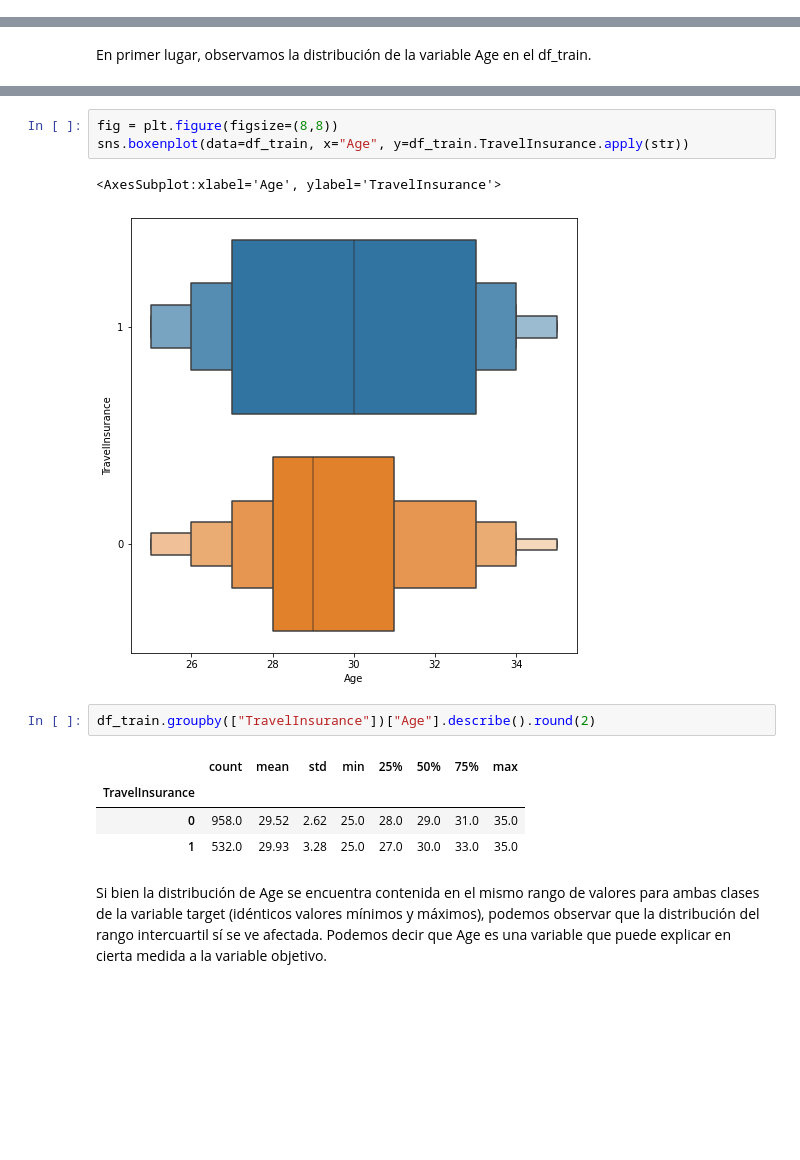
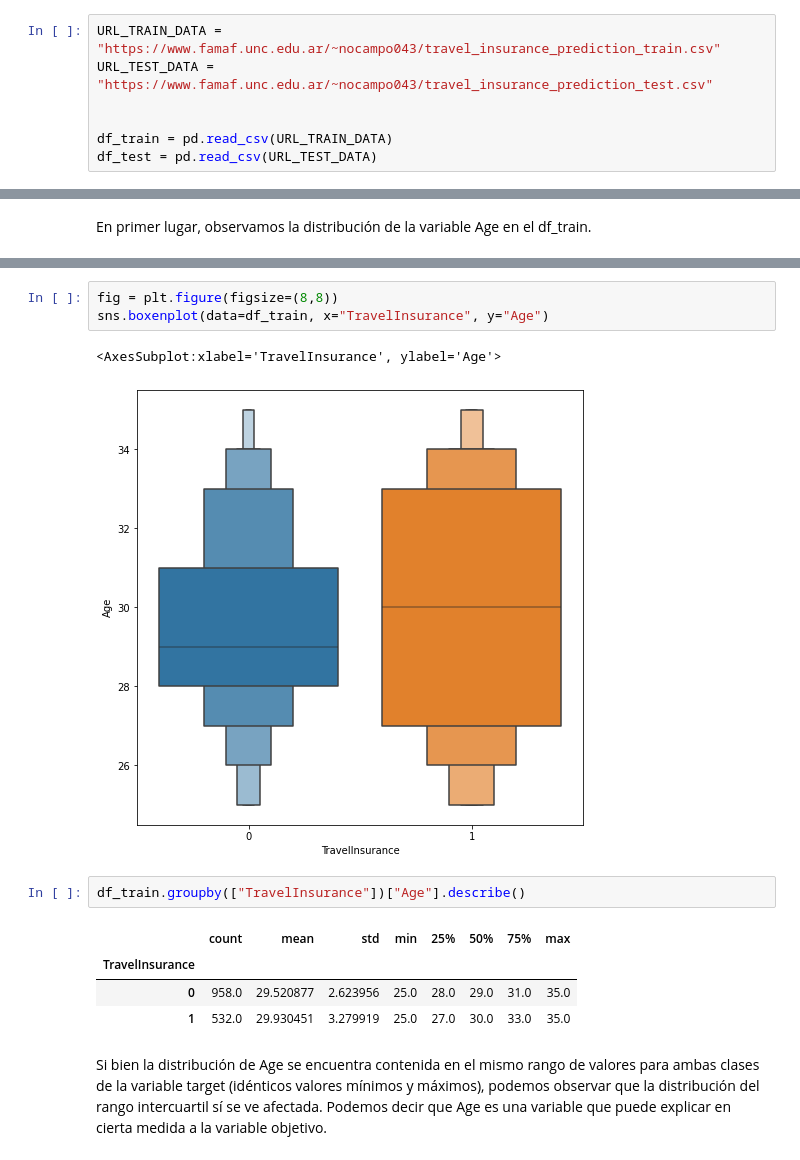
Before and after one commit to PamelaPairo/aprendizaje_supervisado, a Jupyter notebook: TP Aprendizaje Supervisado.ipynb, the cells around one changed output, grey strips where cells are left out. Drawn from its saved outputs; the diff is of its cells as text; blank space fills up the shorter version.

```diff
--- a/TP Aprendizaje Supervisado.ipynb
+++ b/TP Aprendizaje Supervisado.ipynb
@@ -23,3 +19,10 @@ df_submission = pd.read_csv("C:/Users/anto_/OneDrive/Escritorio/Diplomatura en C
+# %%
+URL_TRAIN_DATA = "https://www.famaf.unc.edu.ar/~nocampo043/travel_insurance_prediction_train.csv"
+URL_TEST_DATA = "https://www.famaf.unc.edu.ar/~nocampo043/travel_insurance_prediction_test.csv"
+
+
+df_train = pd.read_csv(URL_TRAIN_DATA)
+df_test = pd.read_csv(URL_TEST_DATA)
 # %%
 df_train.info()
 # %% [output]
@@ -153,17 +156,17 @@ sns.boxenplot(df_train.Age)
 [figure]
 # %%
 fig = plt.figure(figsize=(8,8))
-sns.boxenplot(data=df_train, x="Age", y=df_train.TravelInsurance.apply(str))
+sns.boxenplot(data=df_train, x="TravelInsurance", y="Age")
 # %% [output]
-<AxesSubplot:xlabel='Age', ylabel='TravelInsurance'>
+<AxesSubplot:xlabel='TravelInsurance', ylabel='Age'>
-[figure, old version]
+[figure, new version]
 # %%
-df_train.groupby(["TravelInsurance"])["Age"].describe().round(2)
+df_train.groupby(["TravelInsurance"])["Age"].describe()
 # %% [output]
 |  | count | mean | std | min | 25% | 50% | 75% | max |
 | TravelInsurance |  |  |  |  |  |  |  |  |
-| 0 | 958.0 | 29.52 | 2.62 | 25.0 | 28.0 | 29.0 | 31.0 | 35.0 |
-| 1 | 532.0 | 29.93 | 3.28 | 25.0 | 27.0 | 30.0 | 33.0 | 35.0 |
+| 0 | 958.0 | 29.520877 | 2.623956 | 25.0 | 28.0 | 29.0 | 31.0 | 35.0 |
+| 1 | 532.0 | 29.930451 | 3.279919 | 25.0 | 27.0 | 30.0 | 33.0 | 35.0 |
 # %% [markdown]
 Si bien la distribución de Age se encuentra contenida en el mismo rango de valores para ambas clases de la variable target (idénticos valores mínimos y máximos), podemos observar que la distribución del rango intercuartil sí se ve afectada.
 Podemos decir que Age es una variable que puede explicar en cierta medida a la variable objetivo.
```
Also changed, not shown: parts of 17 cells of this notebook.
